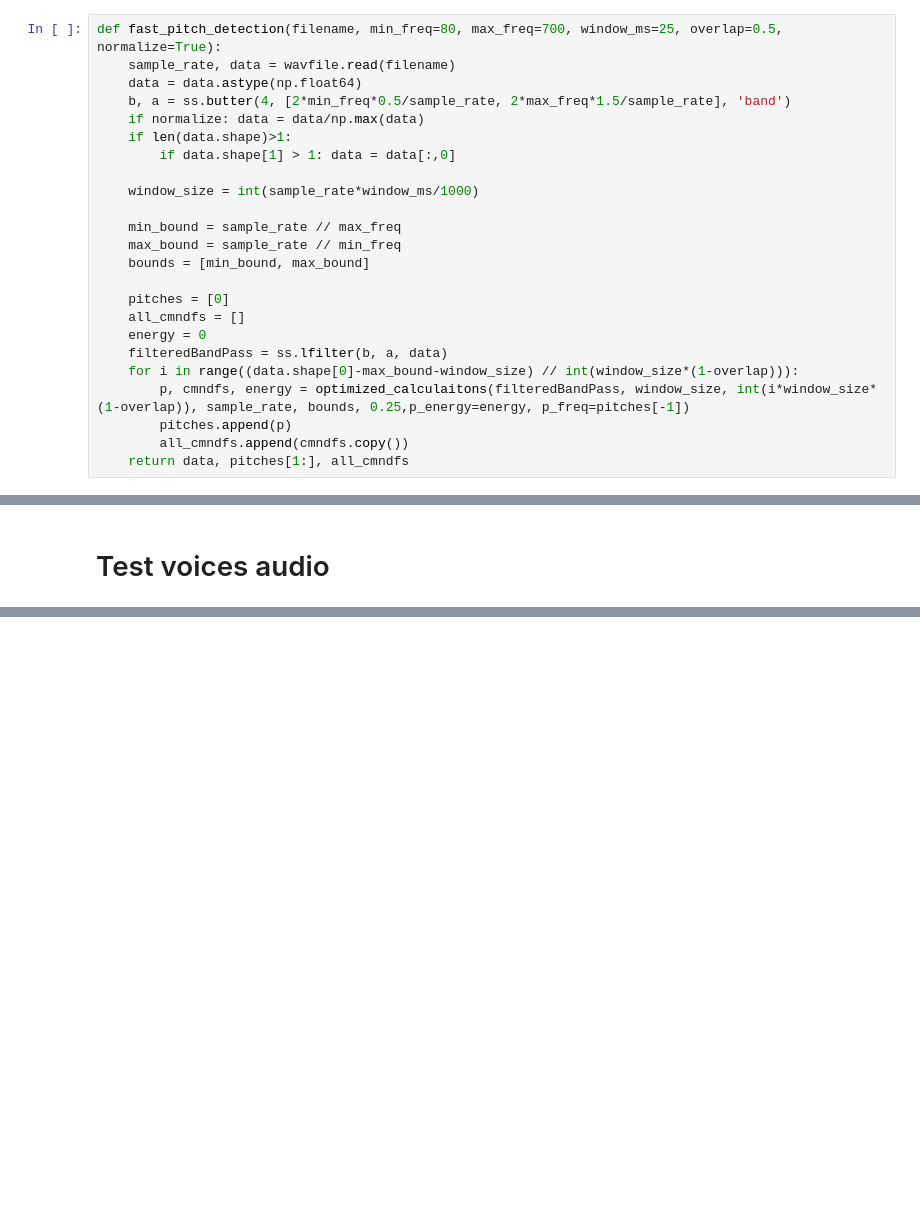
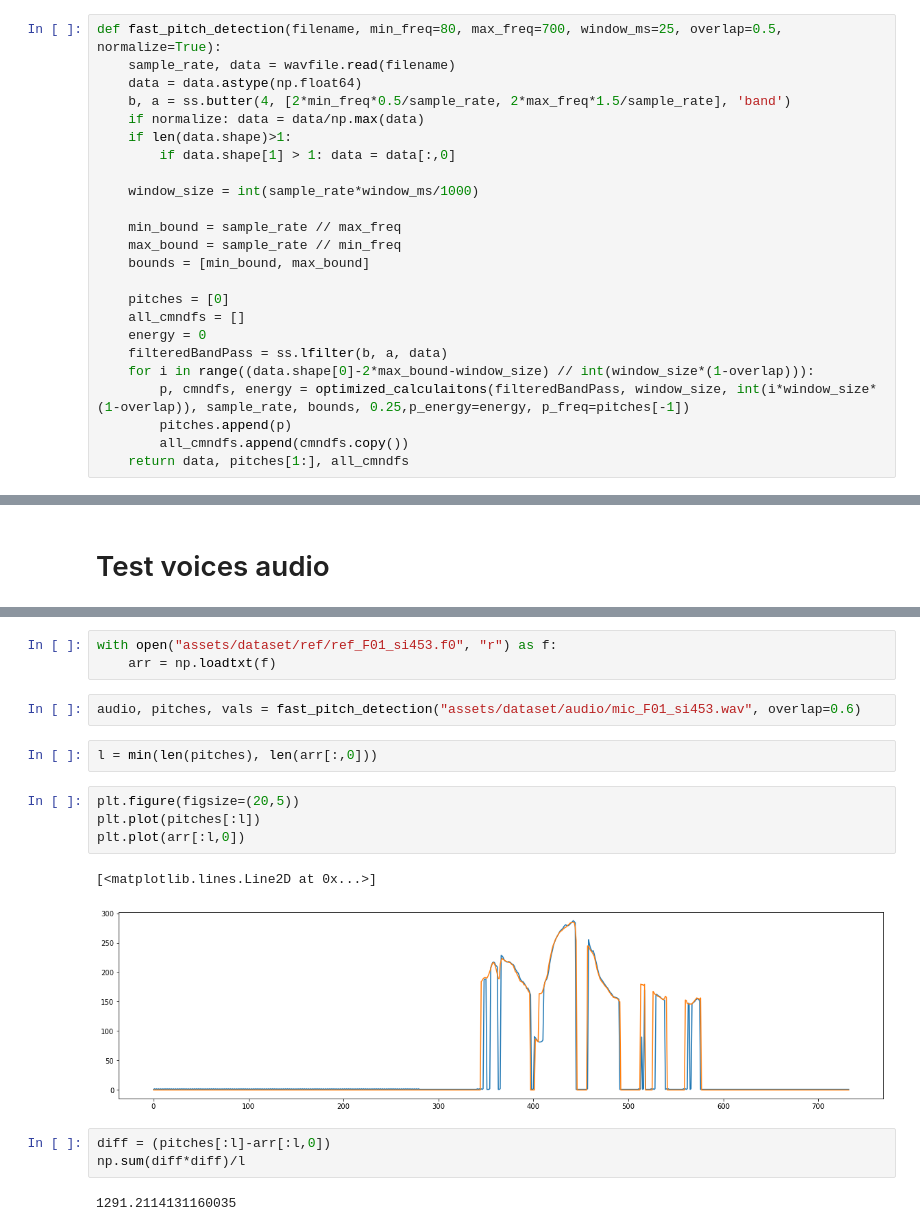
Before and after one commit to scheinpablo/vp_pitch_tracking, a Jupyter notebook: optimized_yin.ipynb, the cells around one changed output, grey strips where cells are left out. Drawn from its saved outputs; the diff is of its cells as text; blank space fills up the shorter version.

Commit message:
adding dataset evaluation

```diff
--- a/optimized_yin.ipynb
+++ b/optimized_yin.ipynb
@@ -83,7 +82,7 @@ def fast_pitch_detection(filename, min_freq=80, max_freq=700, window_ms=25, over
     all_cmndfs = []
     energy = 0
     filteredBandPass = ss.lfilter(b, a, data)
-    for i in range((data.shape[0]-max_bound-window_size) // int(window_size*(1-overlap))):
+    for i in range((data.shape[0]-2*max_bound-window_size) // int(window_size*(1-overlap))):
         p, cmndfs, energy = optimized_calculaitons(filteredBandPass, window_size, int(i*window_size*(1-overlap)), sample_rate, bounds, 0.25,p_energy=energy, p_freq=pitches[-1])
         pitches.append(p)
         all_cmndfs.append(cmndfs.copy())
@@ -237,0 +204,19 @@ plt.plot()
+# %%
+with open("assets/dataset/ref/ref_F01_si453.f0", "r") as f:
+    arr = np.loadtxt(f)
+# %%
+audio, pitches, vals = fast_pitch_detection("assets/dataset/audio/mic_F01_si453.wav", overlap=0.6)
+# %%
+l = min(len(pitches), len(arr[:,0]))
+# %%
+plt.figure(figsize=(20,5))
+plt.plot(pitches[:l])
+plt.plot(arr[:l,0])
+# %% [output]
+[<matplotlib.lines.Line2D at 0x...>]
+[figure, added]
+# %%
+diff = (pitches[:l]-arr[:l,0])
+np.sum(diff*diff)/l
+# %% [output]
+1291.2114131160035
```
Also changed, not shown: parts of 13 cells of this notebook.
